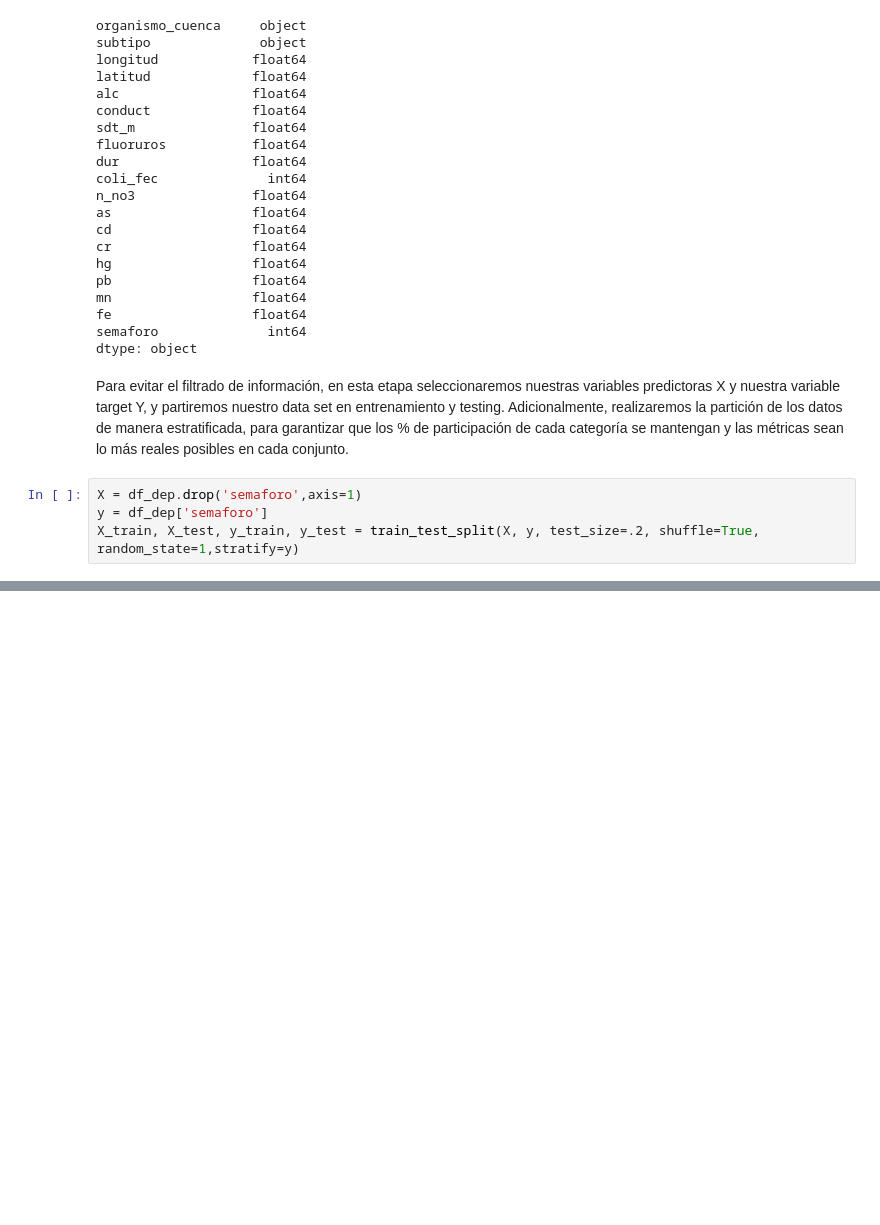
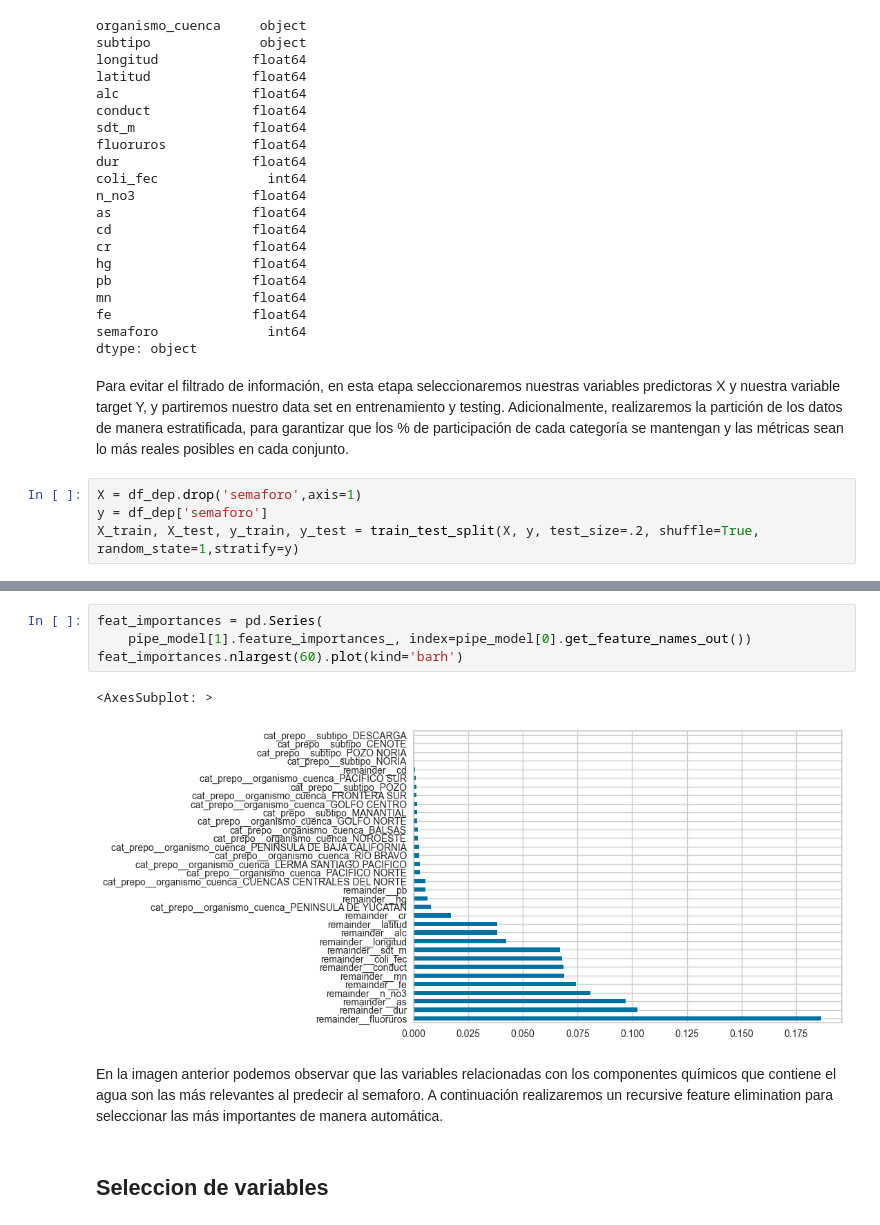
Before and after one commit to PosgradoMNA/Team30, a Jupyter notebook: Semana 9/Reto- Entrega 2 - Clasificación-ensambles.ipynb, the cells around one changed output, grey strips where cells are left out. Drawn from its saved outputs; the diff is of its cells as text; blank space fills up the shorter version.

```diff
--- a/Semana 9/Reto- Entrega 2 - Clasificación-ensambles.ipynb
+++ b/Semana 9/Reto- Entrega 2 - Clasificación-ensambles.ipynb
@@ -219,0 +263,11 @@ X_train
+# %%
+feat_importances = pd.Series(
+    pipe_model[1].feature_importances_, index=pipe_model[0].get_feature_names_out())
+feat_importances.nlargest(60).plot(kind='barh')
+# %% [output]
+<AxesSubplot: >
+[figure, added]
+# %% [markdown]
+En la imagen anterior podemos observar que las variables relacionadas con los componentes químicos que contiene el agua son las más relevantes al predecir al semaforo. A continuación realizaremos un recursive feature elimination para seleccionar las más importantes de manera automática.
+# %% [markdown]
+## Seleccion de variables
```
Also changed, not shown: parts of 20 cells of this notebook.
